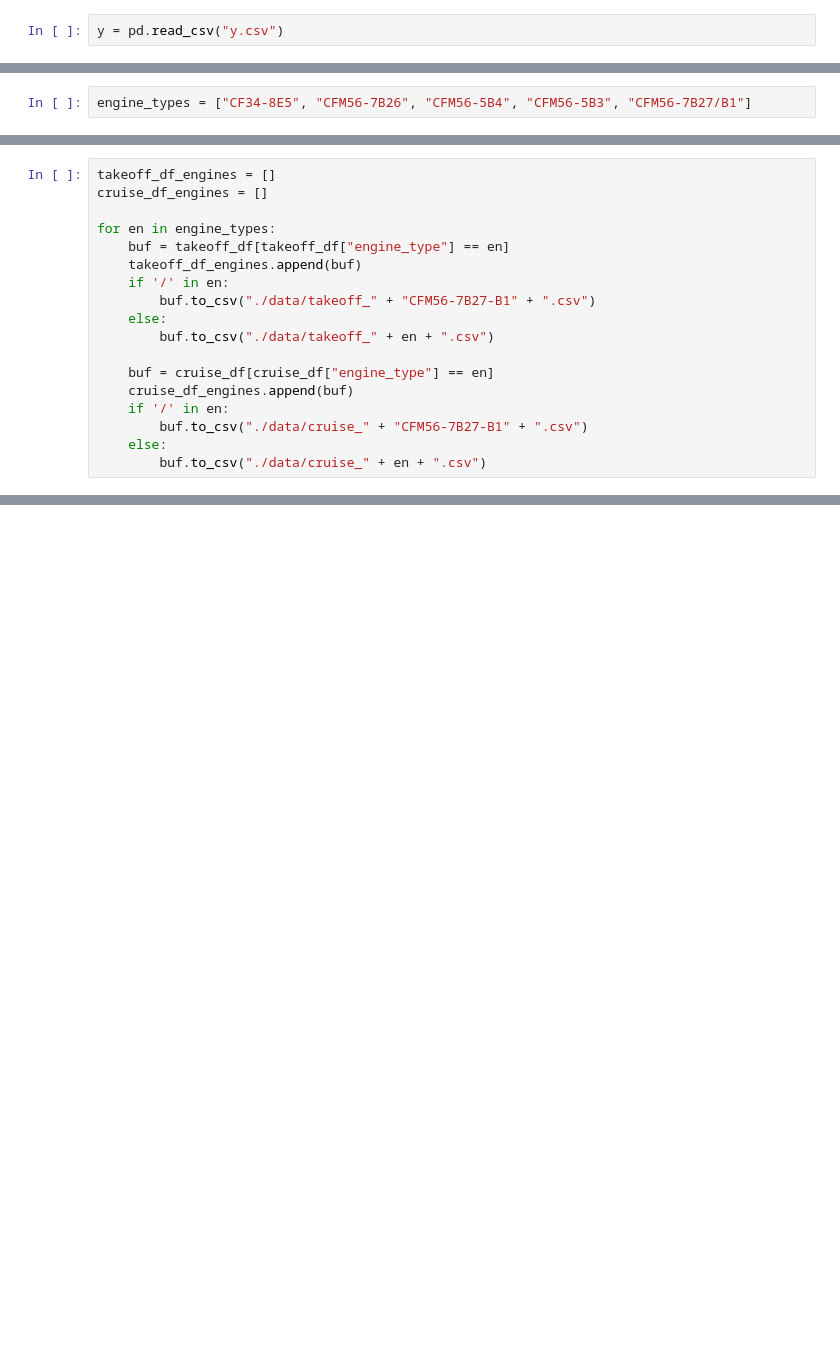
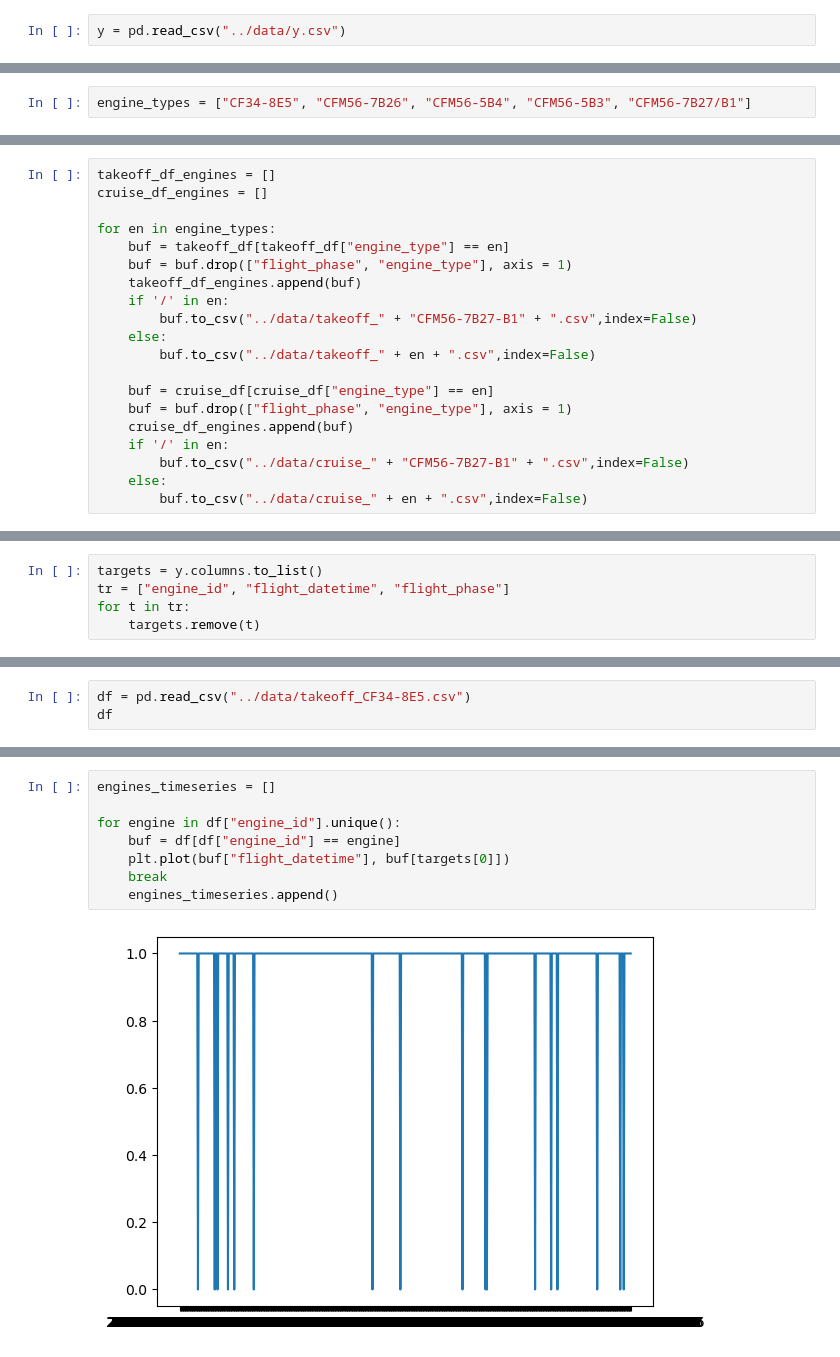
Before and after one commit to tainella/SkyRulers, a Jupyter notebook: ML/notebooks/parser.ipynb, the cells around one changed output, grey strips where cells are left out. Cells and saved outputs as stored; diff of their text form; blank space fills up the shorter version.

Commit message:
started plotting timeseries

```diff
--- a/ML/notebooks/parser.ipynb
+++ b/ML/notebooks/parser.ipynb
@@ -13,7 +17,7 @@ X.head()
 | 4 | 364a94e57c5e7705c650bdadda955186d... | 86b6b690d8ede50869aa2562b655a65ab... | 2022-06-29 22:08:24 | CRUISE | 1 | 4.0 | 24.0 | ... |
 5 rows × 53 columns
 # %%
-y = pd.read_csv("y.csv")
+y = pd.read_csv("../data/y.csv")
 # %%
 y.head()
 # %% [output]
@@ -68,15 +70,17 @@ cruise_df_engines = []
 
 for en in engine_types:
     buf = takeoff_df[takeoff_df["engine_type"] == en]
+    buf = buf.drop(["flight_phase", "engine_type"], axis = 1)
     takeoff_df_engines.append(buf)
     if '/' in en:
-        buf.to_csv("./data/takeoff_" + "CFM56-7B27-B1" + ".csv")
+        buf.to_csv("../data/takeoff_" + "CFM56-7B27-B1" + ".csv",index=False)
     else:
-        buf.to_csv("./data/takeoff_" + en + ".csv")
+        buf.to_csv("../data/takeoff_" + en + ".csv",index=False)
 
     buf = cruise_df[cruise_df["engine_type"] == en]
+    buf = buf.drop(["flight_phase", "engine_type"], axis = 1)
     cruise_df_engines.append(buf)
     if '/' in en:
-        buf.to_csv("./data/cruise_" + "CFM56-7B27-B1" + ".csv")
+        buf.to_csv("../data/cruise_" + "CFM56-7B27-B1" + ".csv",index=False)
     else:
-        buf.to_csv("./data/cruise_" + en + ".csv")
+        buf.to_csv("../data/cruise_" + en + ".csv",index=False)
@@ -82,0 +89,5 @@ for en in engine_types:
+# %%
+targets = y.columns.to_list()
+tr = ["engine_id", "flight_datetime", "flight_phase"]
+for t in tr:
+    targets.remove(t)
@@ -82,0 +96,3 @@ for en in engine_types:
+# %%
+df = pd.read_csv("../data/takeoff_CF34-8E5.csv")
+df
@@ -82,0 +119,10 @@ for en in engine_types:
+# %%
+engines_timeseries = []
+
+for engine in df["engine_id"].unique():
+    buf = df[df["engine_id"] == engine]
+    plt.plot(buf["flight_datetime"], buf[targets[0]])
+    break
+    engines_timeseries.append()
+# %% [output]
+[figure, added]
```
Also changed, not shown: parts of 9 cells of this notebook.
